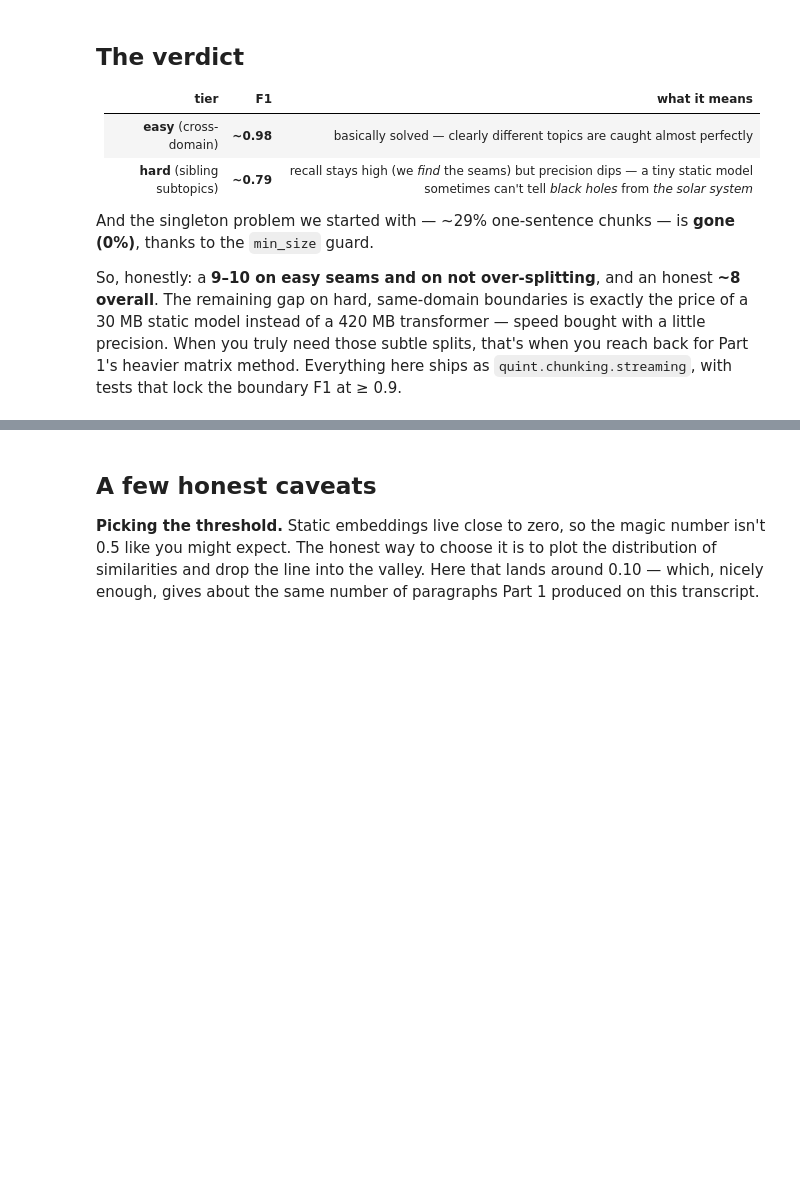
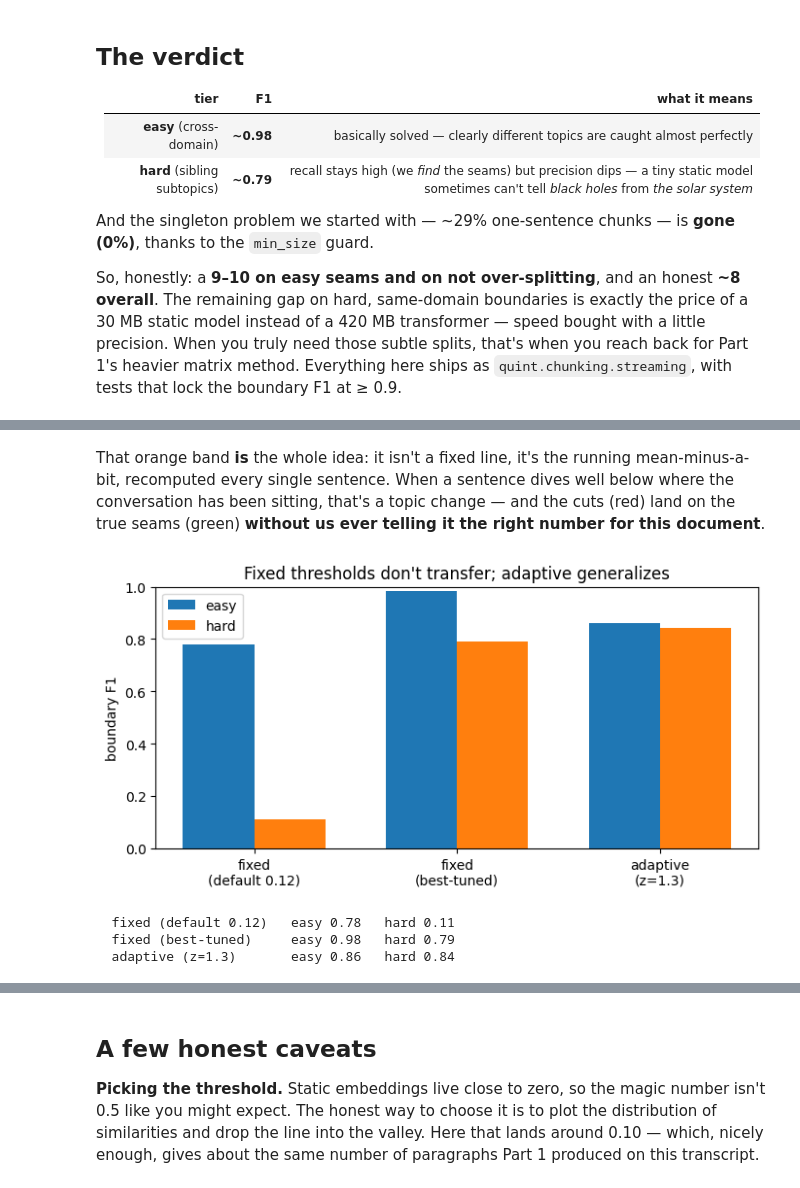
Before and after one commit to poloniki/quint, a Jupyter notebook: notebooks/Chunking text into paragraphs V3 - real-time on CPU.ipynb, the cells around one changed output, grey strips where cells are left out. Cells and saved outputs as stored; diff of their text form; code cells hidden in the pictures; blank space fills up the shorter version.

```diff
--- a/notebooks/Chunking text into paragraphs V3 - real-time on CPU.ipynb
+++ b/notebooks/Chunking text into paragraphs V3 - real-time on CPU.ipynb
@@ -314,0 +374,31 @@ So, honestly: a **9–10 on easy seams and on not over-splitting**, and an hones
+# %% [markdown]
+That orange band **is** the whole idea: it isn't a fixed line, it's the running mean-minus-a-bit, recomputed every single sentence. When a sentence dives well below where the conversation has been sitting, that's a topic change — and the cuts (red) land on the true seams (green) **without us ever telling it the right number for this document**.
+# %%
+# does self-calibration actually match (or beat) tuning? score all three, easy vs hard
+def f1(pred, true, tol=1):
+    P = set(pred)
+    if not P: return 0.0
+    pr = sum(any(abs(p - t) <= tol for t in true) for p in P) / len(P)
+    rc = sum(any(abs(t - p) <= tol for p in P) for t in true) / len(true)
+    return 2 * pr * rc / (pr + rc) if pr + rc else 0.0
+def fixed_f1(docs, th): return np.mean([f1(boundaries(V, th), seams) for V, seams, N in docs])
+def adapt_f1(docs):     return np.mean([f1(trace_adaptive(V)[2], seams) for V, seams, N in docs])
+
+methods = {
+    "fixed\n(default 0.12)": (fixed_f1(easy_EV, 0.12), fixed_f1(hard_EV, 0.12)),
+    "fixed\n(best-tuned)":   (max(fixed_f1(easy_EV, t) for t in np.arange(0, 0.4, 0.02)),
+                              max(fixed_f1(hard_EV, t) for t in np.arange(0, 0.4, 0.02))),
+    "adaptive\n(z=1.3)":     (adapt_f1(easy_EV), adapt_f1(hard_EV)),
+}
+labels = list(methods); x = np.arange(len(labels)); w = 0.35
+plt.figure(figsize=(8, 3.5))
+plt.bar(x - w/2, [methods[k][0] for k in labels], w, label="easy")
+plt.bar(x + w/2, [methods[k][1] for k in labels], w, label="hard")
+plt.xticks(x, labels); plt.ylabel("boundary F1"); plt.ylim(0, 1); plt.legend()
+plt.title("Fixed thresholds don't transfer; adaptive generalizes"); plt.show()
+for k in labels: print(f"  {k.replace(chr(10),' '):22} easy {methods[k][0]:.2f}   hard {methods[k][1]:.2f}")
+# %% [output]
+[figure, added]
+  fixed (default 0.12)   easy 0.78   hard 0.11
+  fixed (best-tuned)     easy 0.98   hard 0.79
+  adaptive (z=1.3)       easy 0.86   hard 0.84
```
Also changed, not shown: parts of 8 cells of this notebook.
